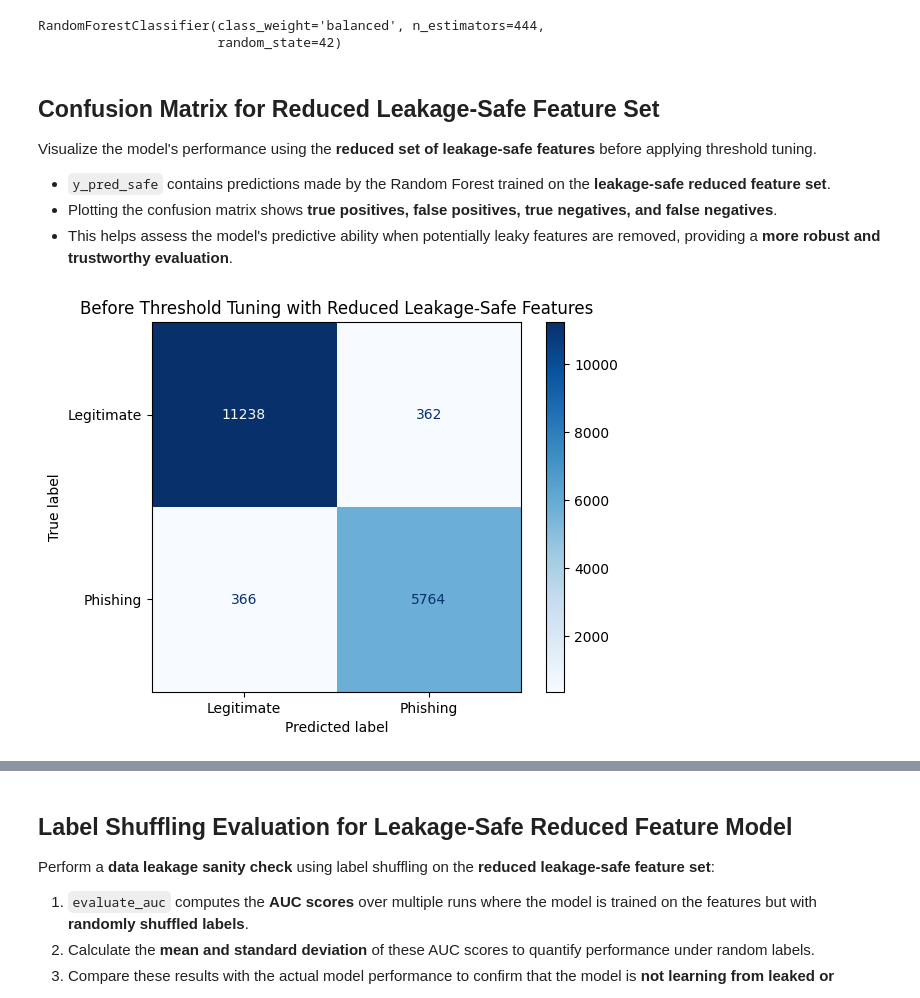
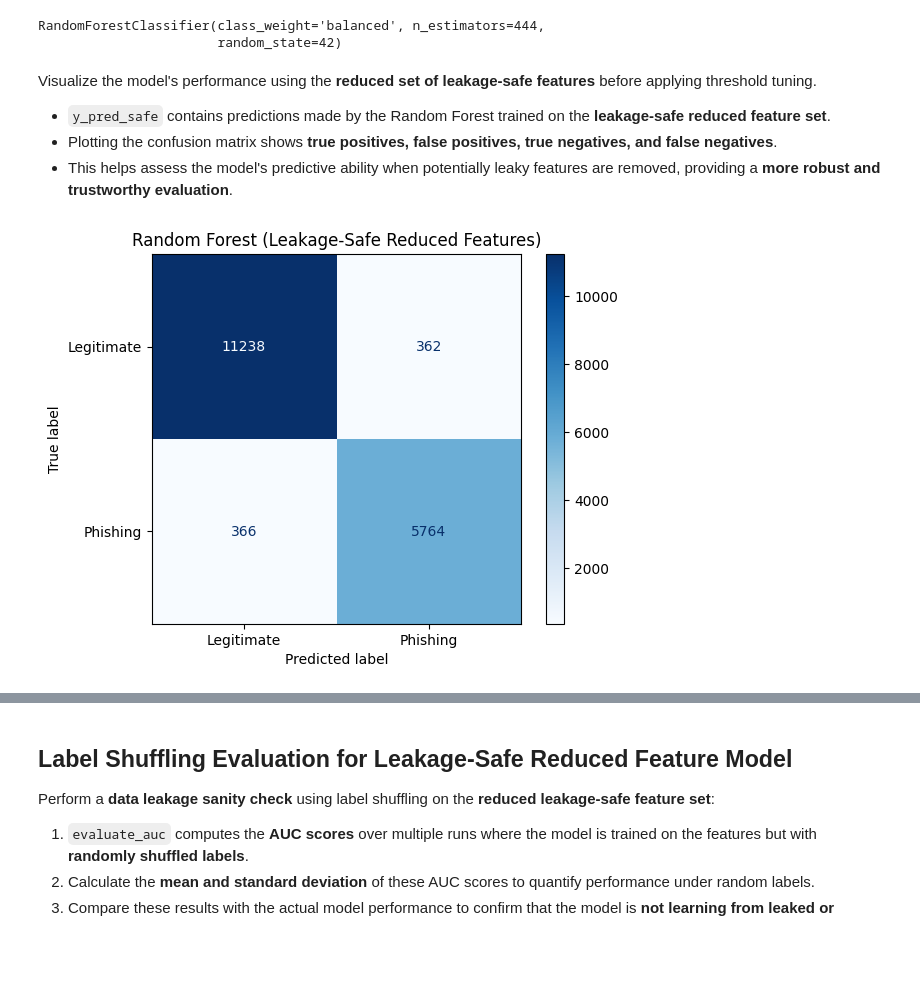
Before and after one commit to Shadowress/Phishing-Detection-ML, a Jupyter notebook: notebooks/03_model_finetuning.ipynb, the cells around one changed output, grey strips where cells are left out. Saved outputs shown, nothing was run; the diff lists cells and outputs as text; code cells hidden in the pictures; blank space fills up the shorter version.

```diff
--- a/notebooks/02_model_evaluation.ipynb
+++ b/notebooks/03_model_finetuning.ipynb
@@ -51,7 +54,7 @@ Also, load the **held-out train and test set** that was saved previously to ensu
 
 These will be used for all subsequent evaluation steps, including basic metrics, threshold tuning, and feature importance analysis.
 # %%
-rf_search = load("../models/rf_random_search.joblib")
+rf_search = load("../models/search/random_forest_random_search.joblib")
 
 X_train = pd.read_csv("../data/processed/X_train.csv")
 y_train = pd.read_csv("../data/processed/y_train.csv").squeeze()
@@ -104,11 +95,0 @@ Visualize the model's **performance on the test set** using a confusion matrix.
-# %%
-def plot_confusion_matrix(y_pred, title="Confusion Matrix"):
-    cm = confusion_matrix(y_test, y_pred)
-    disp = ConfusionMatrixDisplay(
-        confusion_matrix=cm,
-        display_labels=["Legitimate", "Phishing"]
-    )
-
-    disp.plot(cmap="Blues")
-    disp.ax_.set_title(title)
-    plt.show()
@@ -354,6 +323,22 @@ Visualize the model's predictions using a **custom decision threshold** chosen f
 - Plot and save the confusion matrix to the `figures/` folder for documentation and reporting purposes.
 
 This allows evaluation of how changing the threshold affects **false positives and false negatives** in the phishing detection task.
+# %%
+def plot_confusion_matrix(y_pred, title="Confusion Matrix", save=False, filename=""):
+    cm = confusion_matrix(y_test, y_pred)
+    disp = ConfusionMatrixDisplay(
+        confusion_matrix=cm,
+        display_labels=["Legitimate", "Phishing"]
+    )
+
+    disp.plot(cmap="Blues")
+    disp.ax_.set_title(title)
+
+    if save and filename != "":
+        plt.savefig(os.path.join("../figures/confusion_matrix", f"{filename}_confusion_matrix.png"), dpi=300, bbox_inches="tight")
+
+    plt.show()
+    plt.close()
 # %%
 threshold = 0.45
 
@@ -732,14 +706,12 @@ RandomForestClassifier(class_weight='balanced', n_estimators=444,
 y_pred_safe = rf_safe.predict(X_test_safe)
 y_proba_safe = rf_safe.predict_proba(X_test_safe)[:, 1]
 # %% [markdown]
-## Confusion Matrix for Reduced Leakage-Safe Feature Set
-
 Visualize the model's performance using the **reduced set of leakage-safe features** before applying threshold tuning.
 
 - `y_pred_safe` contains predictions made by the Random Forest trained on the **leakage-safe reduced feature set**.
 - Plotting the confusion matrix shows **true positives, false positives, true negatives, and false negatives**.
 - This helps assess the model's predictive ability when potentially leaky features are removed, providing a **more robust and trustworthy evaluation**.
 # %%
-plot_confusion_matrix(y_pred_safe, "Before Threshold Tuning with Reduced Leakage-Safe Features")
+plot_confusion_matrix(y_pred_safe, title="Random Forest (Leakage-Safe Reduced Features)", filename="random_forest_safe")
 # %% [output]
-[figure, old version]
+[figure, new version]
```
Also changed, not shown: parts of 53 cells of this notebook, 2 other files.
